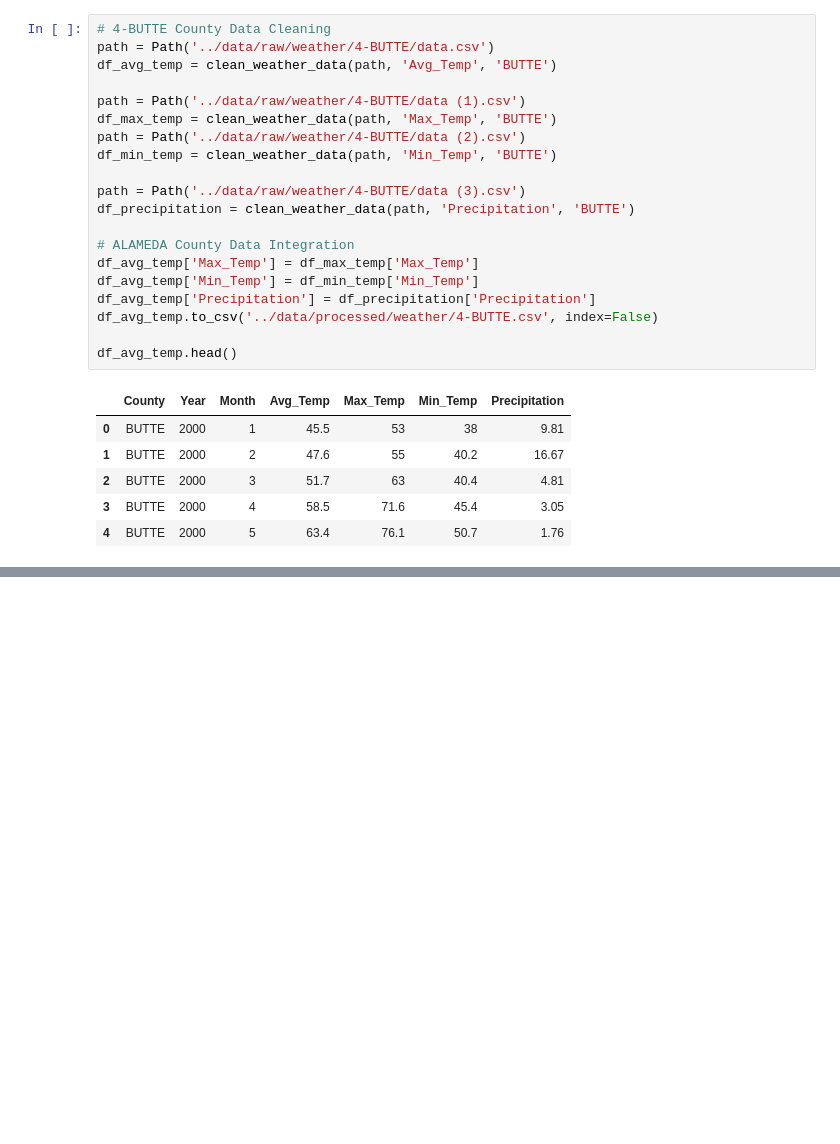
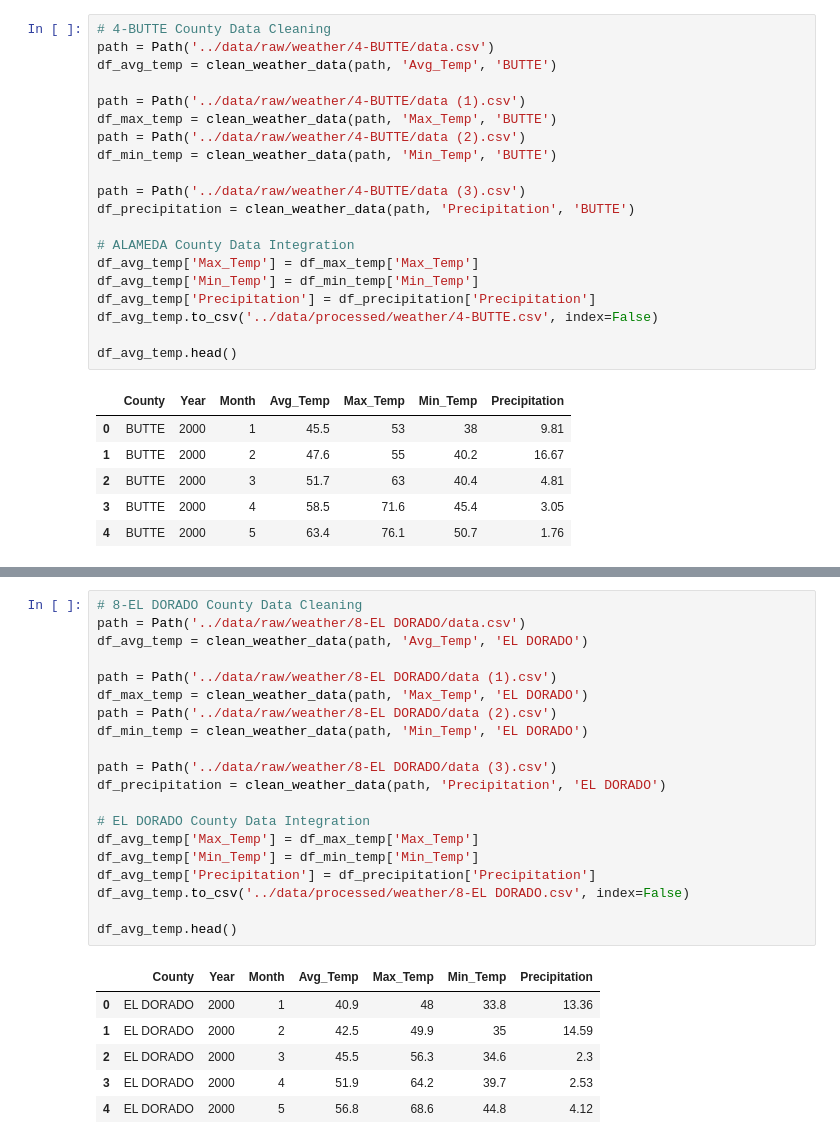
Before and after one commit to ftavafi/california-wildfire-risk-prediction-platform, a Jupyter notebook: notebooks/02_weather_data_ingestion.ipynb, the cells around one changed output, grey strips where cells are left out. Cells and saved outputs as stored; diff of their text form; blank space fills up the shorter version.

```diff
--- a/notebooks/02_weather_data_ingestion.ipynb
+++ b/notebooks/02_weather_data_ingestion.ipynb
@@ -200,0 +315,27 @@ df_avg_temp.head()
+# %%
+# 8-EL DORADO County Data Cleaning
+path = Path('../data/raw/weather/8-EL DORADO/data.csv')
+df_avg_temp = clean_weather_data(path, 'Avg_Temp', 'EL DORADO')
+
+path = Path('../data/raw/weather/8-EL DORADO/data (1).csv')
+df_max_temp = clean_weather_data(path, 'Max_Temp', 'EL DORADO')
+path = Path('../data/raw/weather/8-EL DORADO/data (2).csv')
+df_min_temp = clean_weather_data(path, 'Min_Temp', 'EL DORADO')
+
+path = Path('../data/raw/weather/8-EL DORADO/data (3).csv')
+df_precipitation = clean_weather_data(path, 'Precipitation', 'EL DORADO')
+
+# EL DORADO County Data Integration
+df_avg_temp['Max_Temp'] = df_max_temp['Max_Temp']
+df_avg_temp['Min_Temp'] = df_min_temp['Min_Temp']
+df_avg_temp['Precipitation'] = df_precipitation['Precipitation']
+df_avg_temp.to_csv('../data/processed/weather/8-EL DORADO.csv', index=False)
+
+df_avg_temp.head()
+# %% [output]
+|  | County | Year | Month | Avg_Temp | Max_Temp | Min_Temp | Precipitation |
+| 0 | EL DORADO | 2000 | 1 | 40.9 | 48 | 33.8 | 13.36 |
+| 1 | EL DORADO | 2000 | 2 | 42.5 | 49.9 | 35 | 14.59 |
+| 2 | EL DORADO | 2000 | 3 | 45.5 | 56.3 | 34.6 | 2.3 |
+| 3 | EL DORADO | 2000 | 4 | 51.9 | 64.2 | 39.7 | 2.53 |
+| 4 | EL DORADO | 2000 | 5 | 56.8 | 68.6 | 44.8 | 4.12 |
```
Also changed, not shown: parts of 44 cells of this notebook, 10 other files.
